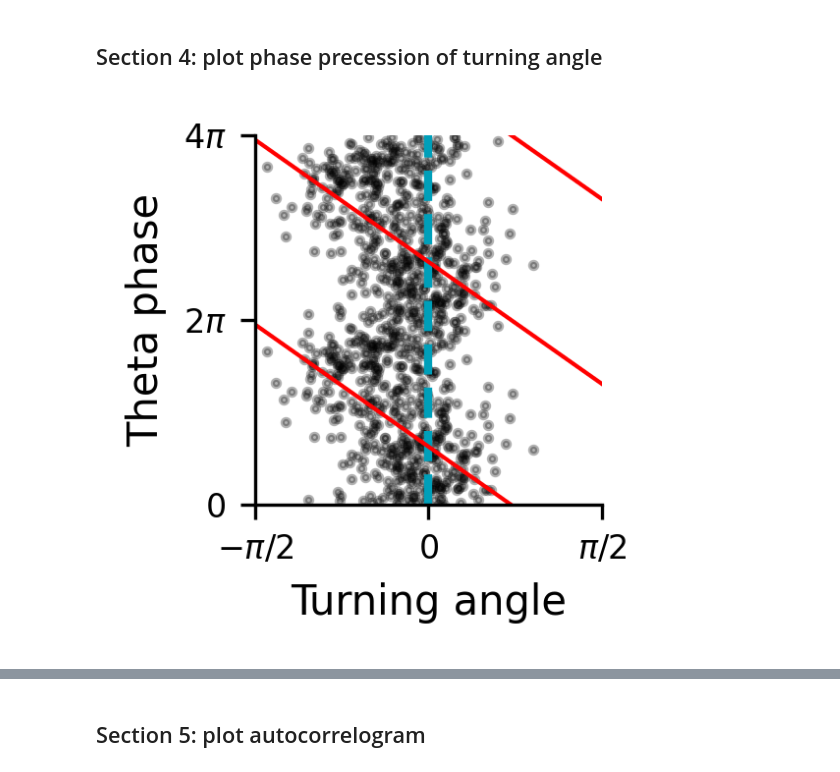
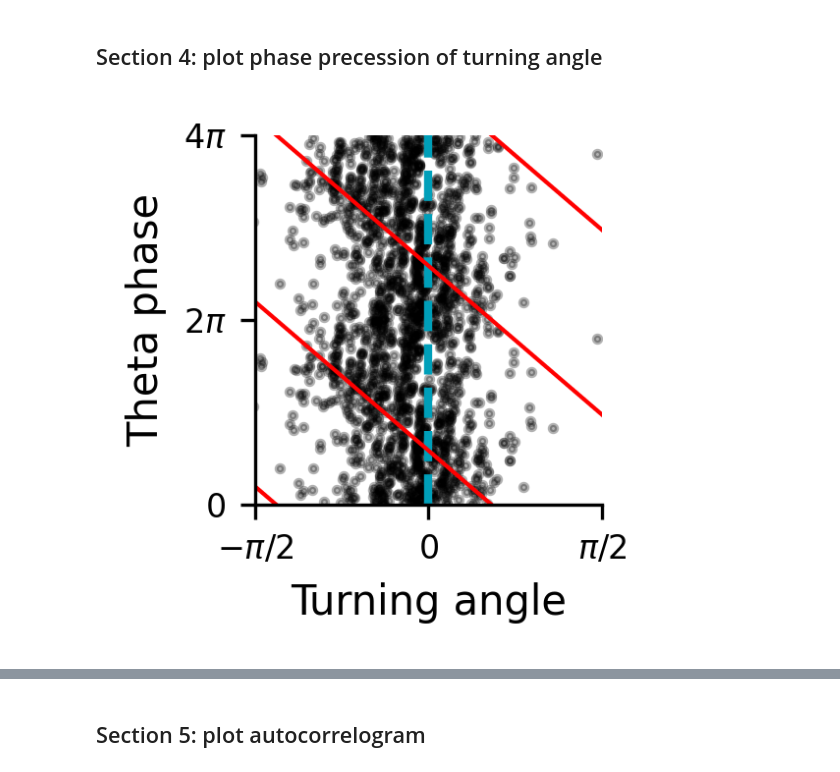
Before and after one commit to ZilongJi/HDPhasePrecession, a Jupyter notebook: HD_Sweeps.ipynb, the cells around one changed output, grey strips where cells are left out. Drawn from its saved outputs; the diff is of its cells as text; code cells hidden in the pictures.

```diff
--- a/HD_Sweeps.ipynb
+++ b/HD_Sweeps.ipynb
@@ -290,7 +290,7 @@ plt.savefig('/home/zilong/Desktop/HDPhasePrecession/figures/HD_sweep_rotating.pd
 # %% [markdown]
 ## Section 4: plot phase precession of turning angle
 # %%
-def simulate(angular_velocity_gain=1, theta_mod_base=0.2):
+def simulate(angular_velocity_gain=1, theta_mod_base=0.2, numT=100000):
 
     '''
     0.5, 15, 1: precession HD
@@ -301,7 +301,7 @@ def simulate(angular_velocity_gain=1, theta_mod_base=0.2):
     # run network
 
     HD_net = HD_cell(num=100,
-                    noise_stre=0.6,
+                    noise_stre=1.6,
                     tau=10., tau_v=100.,
                     k=1., mbar=15, a=0.4, A=3., J0=4.,
                     z_min=-bm.pi, z_max=bm.pi)
@@ -322,11 +322,11 @@ def simulate(angular_velocity_gain=1, theta_mod_base=0.2):
 
     angular_velocity = angular_velocity_gain*np.pi/(1e3)
 
-    numT = 100000 #ms
+    #numT = 100000 #ms
 
     time_steps = np.arange(numT)
 
-    Head_direction = generate_traj_hd(x0=0, v=angular_velocity, T=numT)
+    Head_direction = generate_traj_hd(x0=0, v=angular_velocity, T=numT, var=10)
     # plt.figure()
     Head_direction = circular_smoothing(Head_direction, sigma=10)
 
@@ -339,28 +339,28 @@ def simulate(angular_velocity_gain=1, theta_mod_base=0.2):
 
     return time_steps, Head_direction, center_HD, max_bump_activity, HD_activity, theta_phase
 # %%
-results = simulate(angular_velocity_gain=1, theta_mod_base=0.2)
+results = simulate(angular_velocity_gain=1, theta_mod_base=0.1, numT=200000)
 time_steps, Head_direction, center_HD, max_bump_activity, HD_activity, theta_phase = results
 
 # fig, axs  = plt.subplots(1, 2, figsize=(4, 2), dpi=300, width_ratios=[2, 1])
 
 # ax = axs[0]
 # #plot population sweeps
 # ax = plot_populationsweep(ax,
 #                         time_steps[0:1000],
 #                         Head_direction[0:1000],
 #                         HD_activity[0:1000],
 #                         addcbar=False)
 
 
 
 # ax = axs[1]
 fig, ax  = plt.subplots(1, 1, figsize=(2, 2), dpi=300)
 cellindex = 50
 ax, clr, slope = plot_phaseprecession(ax, cellindex, HD_activity, Head_direction, theta_phase)
 
 plt.tight_layout()
 
 plt.savefig('/home/zilong/Desktop/HDPhasePrecession/figures/model_phaseprecession.pdf', dpi=300)
 # %% [output]
-[figure, old version]
+[figure, new version]
```
Also changed, not shown: parts of 4 cells of this notebook.
